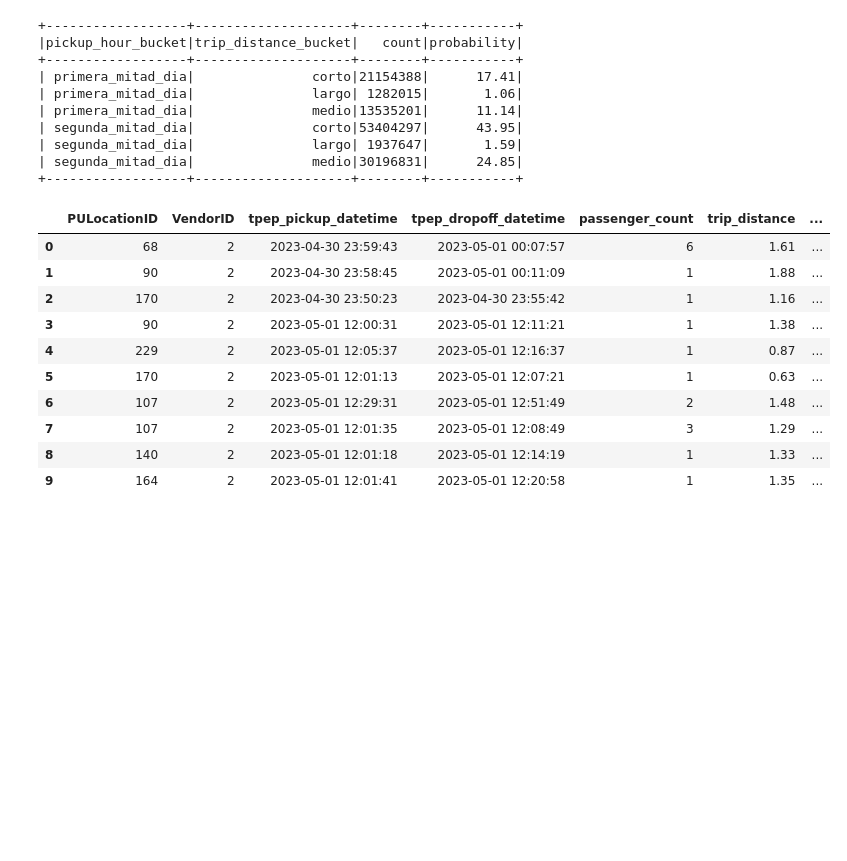
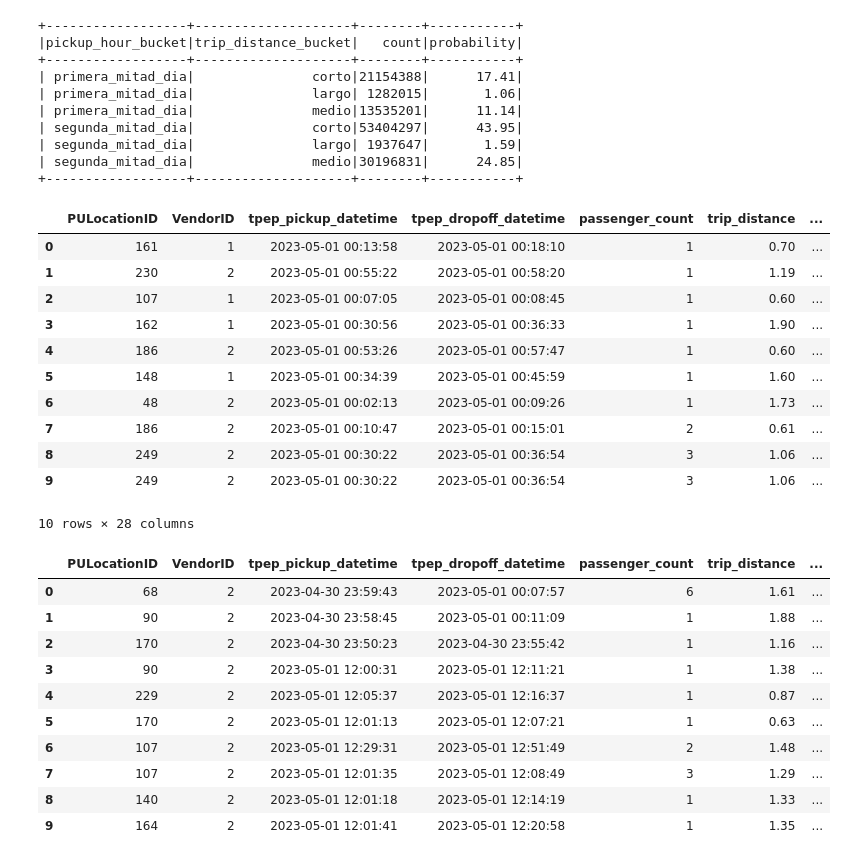
Before and after one commit to ArielAlvarezWAI87/BigData, a Jupyter notebook: notebooks/2_0_e8_NYC_Yellow_Taxi_DB.ipynb, the cells around one changed output. Cells and saved outputs as stored; diff of their text form; code cells hidden in the pictures; blank space fills up the shorter version.

Commit message:
agregar muestra de todas las particiones

```diff
--- a/notebooks/2_0_e8_NYC_Yellow_Taxi_DB.ipynb
+++ b/notebooks/2_0_e8_NYC_Yellow_Taxi_DB.ipynb
@@ -312,4 +312,29 @@ partition_stats.show()
 | segunda_mitad_dia|               largo| 1937647|       1.59|
 | segunda_mitad_dia|               medio|30196831|      24.85|
 +------------------+--------------------+--------+-----------+
+# %%
+#@title Muestra de viajes cortos en la primera mitad del día (P1)
+sample_p1 = (
+    df_partitioned
+    .filter(
+        (F.col("pickup_hour_bucket") == "primera_mitad_dia") &
+        (F.col("trip_distance_bucket") == "corto")
+    )
+    .limit(1000)
+)
+
+sample_p1.limit(10).toPandas()
+# %% [output]
+|  | PULocationID | VendorID | tpep_pickup_datetime | tpep_dropoff_datetime | passenger_count | trip_distance | ... |
+| 0 | 161 | 1 | 2023-05-01 00:13:58 | 2023-05-01 00:18:10 | 1 | 0.70 | ... |
+| 1 | 230 | 2 | 2023-05-01 00:55:22 | 2023-05-01 00:58:20 | 1 | 1.19 | ... |
+| 2 | 107 | 1 | 2023-05-01 00:07:05 | 2023-05-01 00:08:45 | 1 | 0.60 | ... |
+| 3 | 162 | 1 | 2023-05-01 00:30:56 | 2023-05-01 00:36:33 | 1 | 1.90 | ... |
+| 4 | 186 | 2 | 2023-05-01 00:53:26 | 2023-05-01 00:57:47 | 1 | 0.60 | ... |
+| 5 | 148 | 1 | 2023-05-01 00:34:39 | 2023-05-01 00:45:59 | 1 | 1.60 | ... |
+| 6 | 48 | 2 | 2023-05-01 00:02:13 | 2023-05-01 00:09:26 | 1 | 1.73 | ... |
+| 7 | 186 | 2 | 2023-05-01 00:10:47 | 2023-05-01 00:15:01 | 2 | 0.61 | ... |
+| 8 | 249 | 2 | 2023-05-01 00:30:22 | 2023-05-01 00:36:54 | 3 | 1.06 | ... |
+| 9 | 249 | 2 | 2023-05-01 00:30:22 | 2023-05-01 00:36:54 | 3 | 1.06 | ... |
+10 rows × 28 columns
 # %%
```
Also changed, not shown: parts of 5 cells of this notebook.
